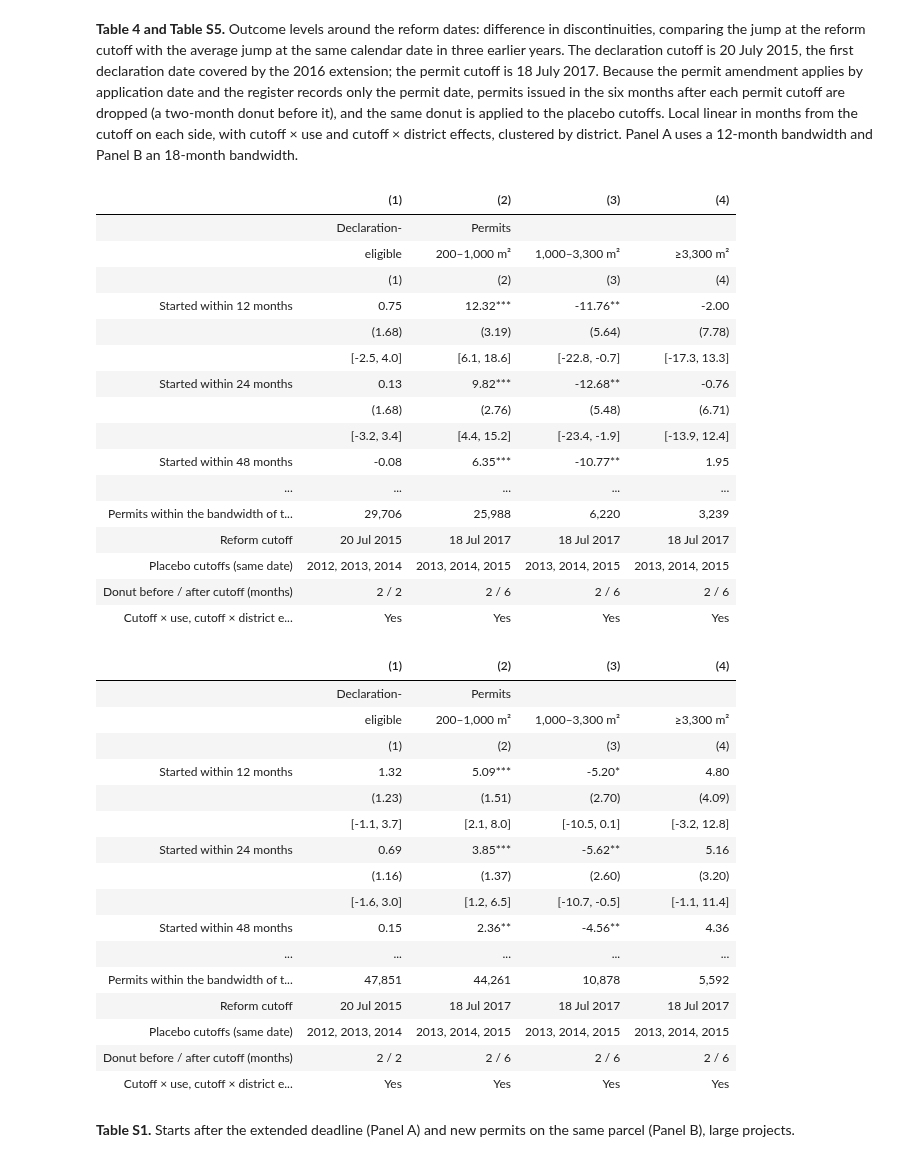
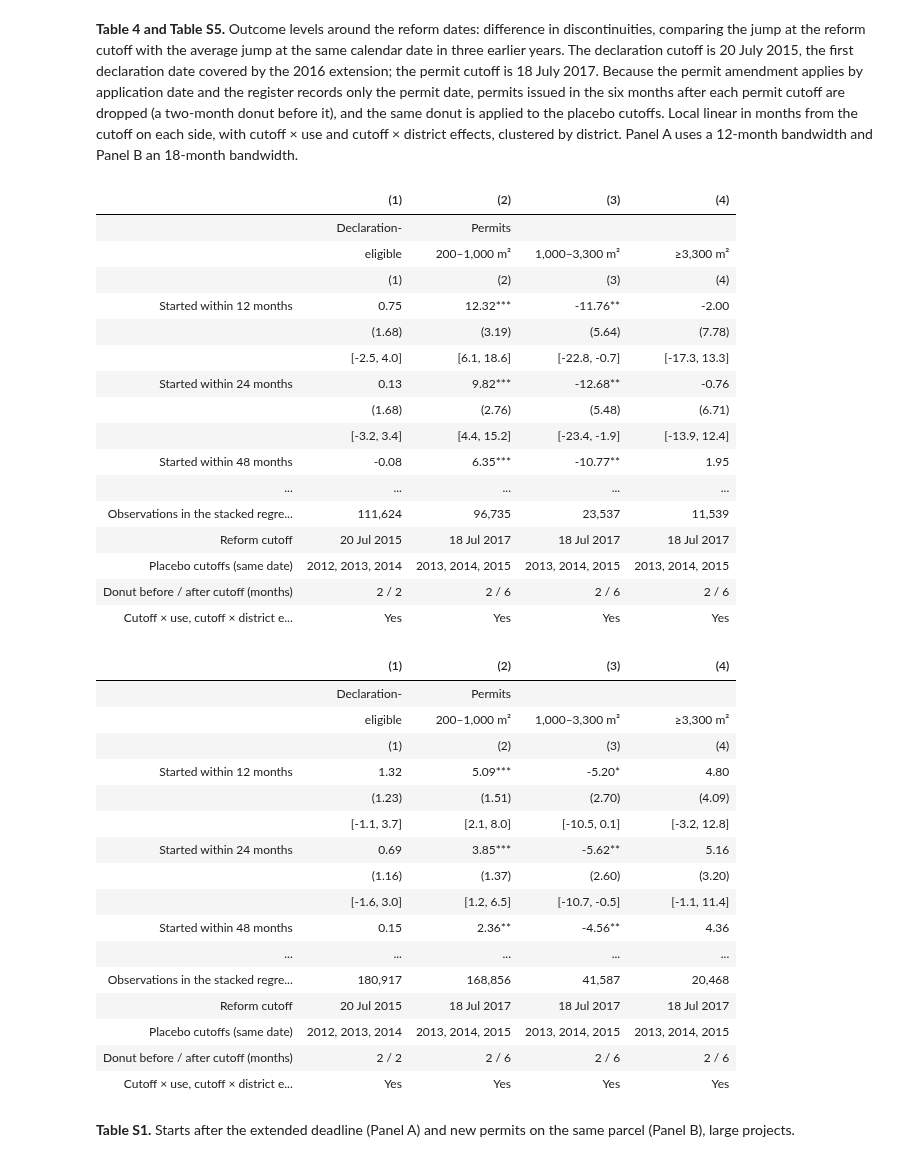
Before and after one commit to Albatrosses-reply/permit-lifetimes-korea, a Jupyter notebook: replication.ipynb, the cells around one changed output. Cells and saved outputs as stored; diff of their text form; code cells hidden in the pictures.

```diff
--- a/replication.ipynb
+++ b/replication.ipynb
@@ -103,6 +103,7 @@ def savefig(fig, name):
 # Table helpers. A table is a list of rows: (label, [cells]), "mid" (\midrule), "gap" (\addlinespace) or a raw LaTeX line.
 def stars(p_): return "^{***}" if p_ < .01 else "^{**}" if p_ < .05 else "^{*}" if p_ < .1 else ""
 def n_(x): return f"{int(round(x)):,}"
+def ll_(v): return "$" + f"{v:,.0f}".replace(",", "{,}") + "$"          # log-likelihood in math mode
 def yn(flags): return ["Yes" if f else "No" for f in flags]
 def pval(est, se): return 2 * (1 - sst.norm.cdf(abs(est / se))) if se and se > 0 else np.nan
 
@@ -297,7 +298,7 @@ with mpl.rc_context({"font.size": 7.5, "axes.grid": False}):
     rowlab(12, "Statutory\nclock")
     box(X_["permit"] + .6, 48, 8.5, 7, "Deadline 24 months", BLUE, col="white", fs=6.9); box(48.6, X_["start"] - .6, 8.5, 7, "+12 months", "#9ec5f4", fs=6.9)
     ax.text(X_["start"] + 1.2, 12, "Latest start. The permit is cancelled\nif construction has not started by the\n(extended) deadline.", fontsize=6.4, color=MUTED, va="center", linespacing=1.15, bbox=dict(fc="white", ec="none", pad=1))
-    savefig(fig, "figS01_schematic")
+    savefig(fig, "fig01_schematic")
 # %% [output]
 [figure]
 # %% [markdown]
@@ -660,7 +676,9 @@ for w_, lab in [("w12", "Months 10--12"), ("w24", "Months 22--24"), ("w36", "Mon
             d, se, pv = contrast(PAN[key][0], f"{w_}_{a}", f"{w_}_{b}"); cs.append(cell(d, se, pv) if d is not None else ("", ""))
     rows += [(lab, [c[0] for c in cs]), ("", [c[1] for c in cs])]
 rows += ["mid", ("Reform contrast", ["B $-$ A", "B $-$ A"] + ["C $-$ B"] * 6), ("Starts counted as events", sum([[n_(ST[g]["starts"]), n_(ST[g]["starts_real"])] for g in GROUPS], [])),
-         ("Project-months", sum([[n_(PAN[g][0]._N), n_(PAN[g + "_real"][0]._N)] for g in GROUPS], [])), (r"Period $\times$ duration bin, calendar month, use effects", ["Yes"] * 8)]
+         ("Project-months", sum([[n_(PAN[g][0]._N), n_(PAN[g + "_real"][0]._N)] for g in GROUPS], [])), ("Clusters (districts)", sum([[n_(ST[g]["cl"])] * 2 for g in GROUPS], [])),
+         (r"Pseudo $R^2$", sum([[f"{PAN[k][0]._pseudo_r2:.3f}" for k in (g, g + "_real")] for g in GROUPS], [])), ("Log pseudo-likelihood", sum([[ll_(PAN[k][0]._loglik) for k in (g, g + "_real")] for g in GROUPS], [])),
+         (r"Period $\times$ six-month duration bin, calendar month, use effects", ["Yes"] * 8)]
 HEAD_A = [r"\multicolumn{9}{l}{\emph{Panel A. Reform contrasts, all starts and starts followed by completion within 36 months}} \\", "gap",
           r" & \multicolumn{2}{c}{Declaration-eligible} & \multicolumn{2}{c}{Permits 200--1,000 m$^2$} & \multicolumn{2}{c}{Permits 1,000--3,300 m$^2$} & \multicolumn{2}{c}{Permits $\geq$3,300 m$^2$} \\",
           r"\cmidrule(lr){2-3}\cmidrule(lr){4-5}\cmidrule(lr){6-7}\cmidrule(lr){8-9}", r" & All & Completed & All & Completed & All & Completed & All & Completed \\", r" & (1) & (2) & (3) & (4) & (5) & (6) & (7) & (8) \\", "mid"]
@@ -747,36 +765,37 @@ def levels(h):
             m = pf.feols(f"{y} ~ " + "+".join(a + tt) + " | cut^g + cut^district", s, vcov={"CRV1": "district"})
             nm = list(m._coefnames); V = np.asarray(m._vcov); b = np.asarray(m.coef()[a]); ix = [nm.index(k) for k in a]
             w = np.array([-1 / 3, -1 / 3, -1 / 3, 1.0]); d = float(w @ b); se = float(np.sqrt(w @ V[np.ix_(ix, ix)] @ w))
-            res[gname][y] = (d, se, s.loc[(s.cut == str(cuts[-1])) & (s.after == 0), y].mean())
+            res[gname][y] = (d, se, s.loc[(s.cut == str(cuts[-1])) & (s.after == 0), y].mean(), m._r2, m._N)
         res[gname]["n"] = int((s.cut == str(cuts[-1])).sum())
     return res
 def levels_rows(res):
     rows = []
     for y, lab in OUTS:
         cs = [cell(res[g][y][0], res[g][y][1], pval(res[g][y][0], res[g][y][1]), 2) for g in GROUPS]
         rows += [(lab, [c[0] for c in cs]), ("", [c[1] for c in cs]), ("", [f"[{res[g][y][0] - 1.96 * res[g][y][1]:.1f}, {res[g][y][0] + 1.96 * res[g][y][1]:.1f}]" for g in GROUPS])]
     rows += ["gap", r"\multicolumn{5}{l}{\emph{Mean before the reform cutoff}} \\"] + [(r"\quad " + lab, [f"{res[g][y][2]:.2f}" for g in GROUPS]) for y, lab in OUTS]
-    rows += ["gap", ("Permits within the bandwidth of the reform cutoff", [n_(res[g]["n"]) for g in GROUPS])]
+    rows += ["gap", r"\multicolumn{5}{l}{\emph{$R^2$ of the stacked regression}} \\"] + [(r"\quad " + lab, [f"{res[g][y][3]:.3f}" for g in GROUPS]) for y, lab in OUTS]
+    rows += ["gap", ("Permits within the bandwidth of the reform cutoff", [n_(res[g]["n"]) for g in GROUPS]), ("Observations in the stacked regression", [n_(res[g][OUTS[0][0]][4]) for g in GROUPS])]
     return rows
 LEV_HEAD = [r" & \multicolumn{1}{c}{Declaration-} & \multicolumn{3}{c}{Permits} \\", r"\cmidrule(lr){3-5}", r" & eligible & 200--1,000 m$^2$ & 1,000--3,300 m$^2$ & $\geq$3,300 m$^2$ \\", r" & (1) & (2) & (3) & (4) \\"]
 LEV_FOOT = ["mid", ("Reform cutoff", ["20 Jul 2015", "18 Jul 2017", "18 Jul 2017", "18 Jul 2017"]), ("Placebo cutoffs (same date)", ["2012, 2013, 2014"] + ["2013, 2014, 2015"] * 3),
             ("Donut before / after cutoff (months)", ["2 / 2"] + ["2 / 6"] * 3), (r"Cutoff $\times$ use, cutoff $\times$ district effects", ["Yes"] * 4)]
 for h, name in [(12, "table04_levels"), (18, "tableS05_levels18")]:
     LEVELS[h] = levels(h); write_table(name, "lcccc", LEV_HEAD, levels_rows(LEVELS[h]) + LEV_FOOT)
 # %% [output]
 |  | (1) | (2) | (3) | (4) |
 |  | Declaration- | Permits |  |  |
 |  | eligible | 200–1,000 m² | 1,000–3,300 m² | ≥3,300 m² |
 |  | (1) | (2) | (3) | (4) |
 | Started within 12 months | 0.75 | 12.32*** | -11.76** | -2.00 |
 |  | (1.68) | (3.19) | (5.64) | (7.78) |
 |  | [-2.5, 4.0] | [6.1, 18.6] | [-22.8, -0.7] | [-17.3, 13.3] |
 | Started within 24 months | 0.13 | 9.82*** | -12.68** | -0.76 |
 |  | (1.68) | (2.76) | (5.48) | (6.71) |
 |  | [-3.2, 3.4] | [4.4, 15.2] | [-23.4, -1.9] | [-13.9, 12.4] |
 | Started within 48 months | -0.08 | 6.35*** | -10.77** | 1.95 |
 | ... | ... | ... | ... | ... |
-| Permits within the bandwidth of t... | 29,706 | 25,988 | 6,220 | 3,239 |
+| Observations in the stacked regre... | 111,624 | 96,735 | 23,537 | 11,539 |
 | Reform cutoff | 20 Jul 2015 | 18 Jul 2017 | 18 Jul 2017 | 18 Jul 2017 |
 | Placebo cutoffs (same date) | 2012, 2013, 2014 | 2013, 2014, 2015 | 2013, 2014, 2015 | 2013, 2014, 2015 |
 | Donut before / after cutoff (months) | 2 / 2 | 2 / 6 | 2 / 6 | 2 / 6 |
@@ -793,7 +812,7 @@ for h, name in [(12, "table04_levels"), (18, "tableS05_levels18")]:
 |  | [-1.6, 3.0] | [1.2, 6.5] | [-10.7, -0.5] | [-1.1, 11.4] |
 | Started within 48 months | 0.15 | 2.36** | -4.56** | 4.36 |
 | ... | ... | ... | ... | ... |
-| Permits within the bandwidth of t... | 47,851 | 44,261 | 10,878 | 5,592 |
+| Observations in the stacked regre... | 180,917 | 168,856 | 41,587 | 20,468 |
 | Reform cutoff | 20 Jul 2015 | 18 Jul 2017 | 18 Jul 2017 | 18 Jul 2017 |
 | Placebo cutoffs (same date) | 2012, 2013, 2014 | 2013, 2014, 2015 | 2013, 2014, 2015 | 2013, 2014, 2015 |
 | Donut before / after cutoff (months) | 2 / 2 | 2 / 6 | 2 / 6 | 2 / 6 |
```
Also changed, not shown: parts of 33 cells of this notebook.
